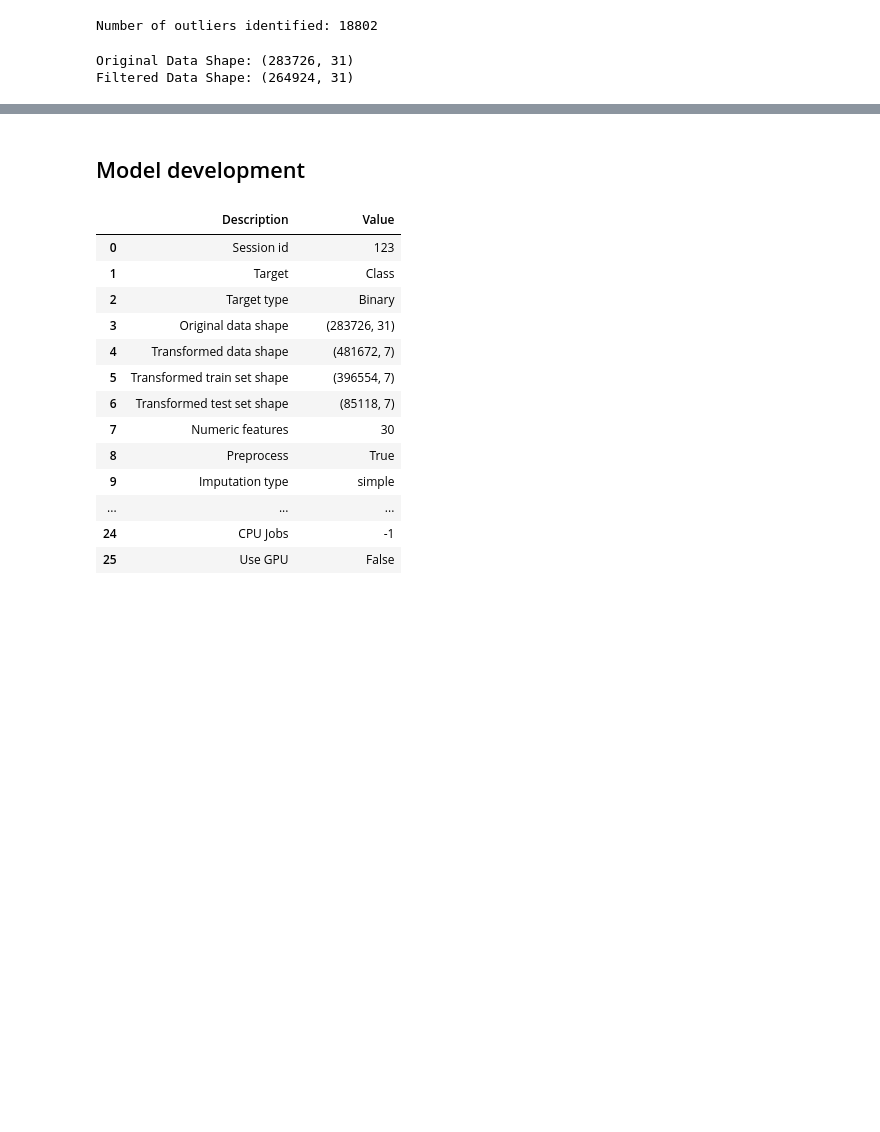
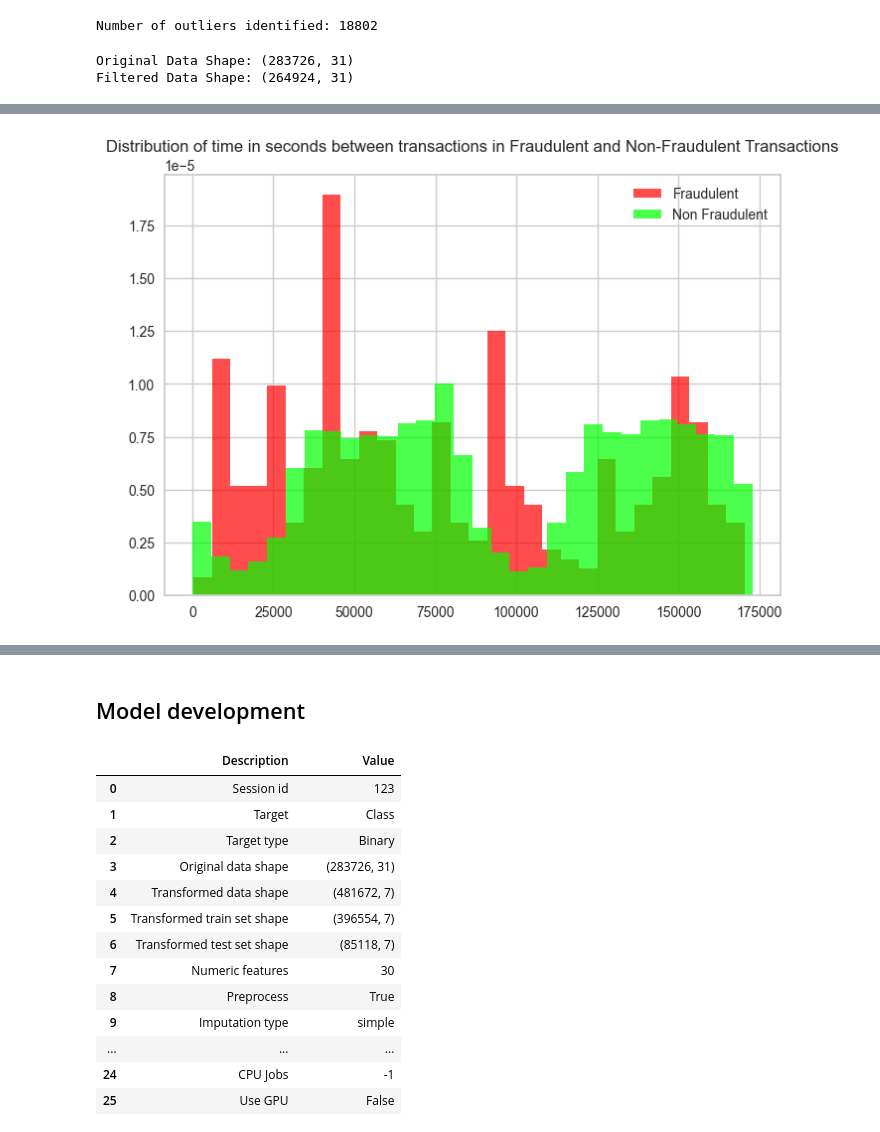
Before and after one commit to subhanu-dev/Credit-Card-Fraud-Detection, a Jupyter notebook: fraud-detection.ipynb, the cells around one changed output, grey strips where cells are left out. Drawn from its saved outputs; the diff is of its cells as text; code cells hidden in the pictures; blank space fills up the shorter version.

```diff
--- a/fraud-detection.ipynb
+++ b/fraud-detection.ipynb
@@ -173 +175,10 @@ df.describe()
 8 rows × 31 columns
+# %%
+# variation of time between transactions between fraudulent and non fraudulent transactions
+plt.hist(filtered_df[filtered_df["Class"]==1]["Time"],color='red',density=True, bins=30,alpha=0.7,label="Fraudulent")
+plt.hist(filtered_df[filtered_df["Class"] ==0]["Time"],color='lime', density=True,bins=30,alpha=0.7,label="Non Fraudulent")
+plt.title("Distribution of time in seconds between transactions in Fraudulent and Non-Fraudulent Transactions")
+plt.legend()
+plt.show()
+# %% [output]
+[figure, added]
```
Also changed, not shown: parts of 7 cells of this notebook.
